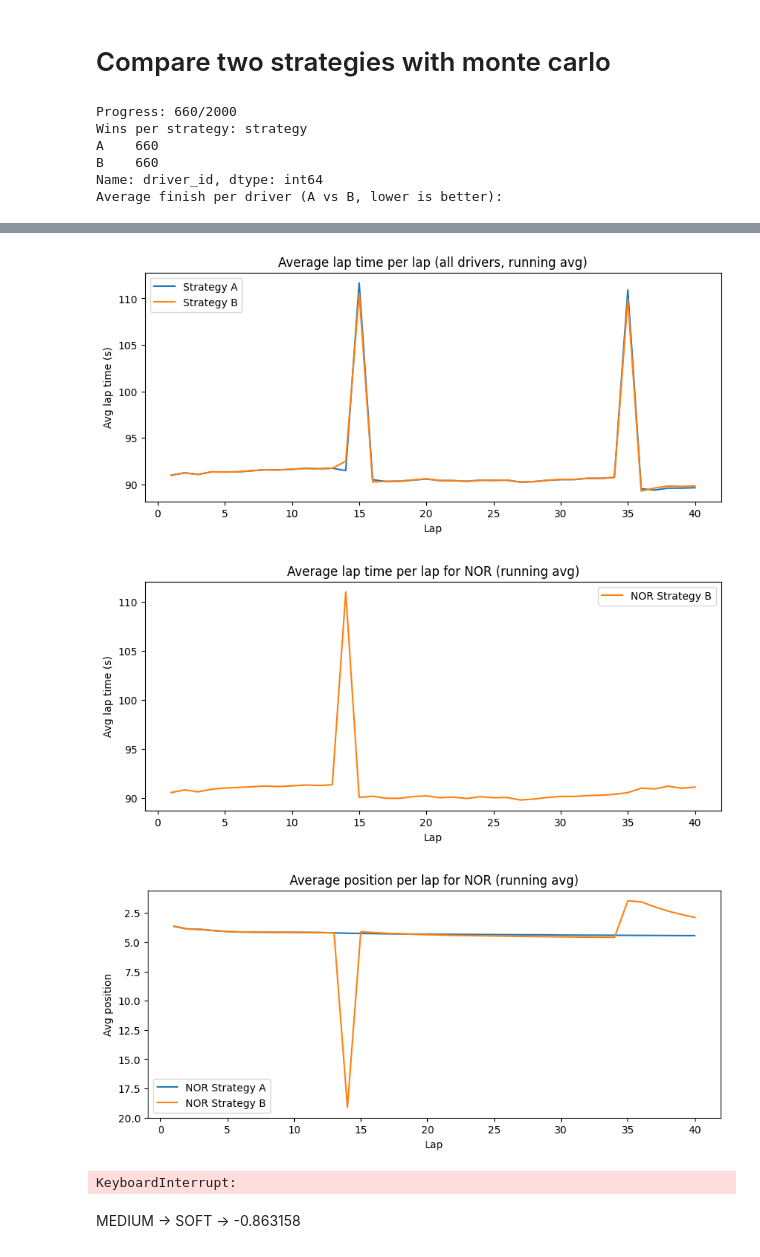
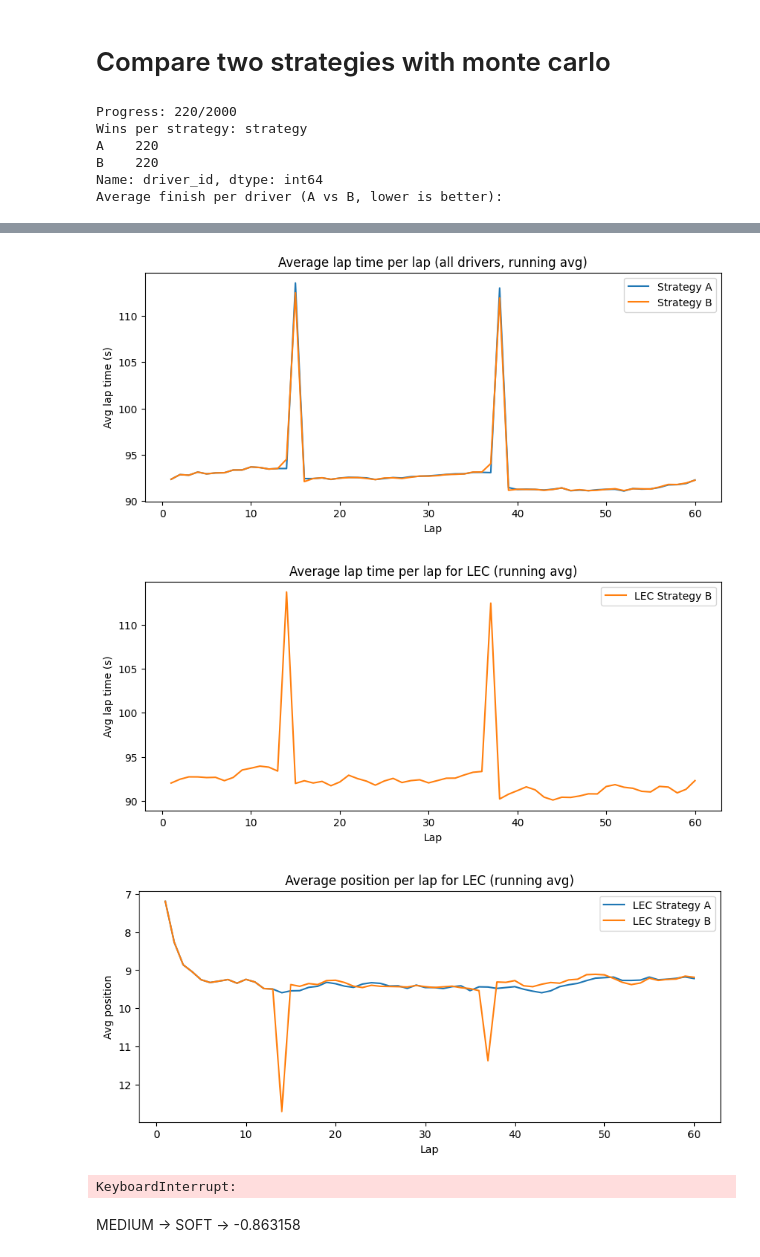
Before and after one commit to ekazukii/f1-simple-tel, a Jupyter notebook: models/montecarlo_laptime.ipynb, the cells around one changed output, grey strips where cells are left out. Saved outputs shown, nothing was run; the diff lists cells and outputs as text; code cells hidden in the pictures.

```diff
--- a/models/montecarlo_laptime.ipynb
+++ b/models/montecarlo_laptime.ipynb
@@ -44,6 +44,15 @@ track_cols = bundle.get("track_cols", [
 ])
 weather_cols = bundle.get("weather_cols", track_cols + ["wet"])
 clean_gap_threshold = float(bundle.get("clean_gap_threshold", 2.5))
+noise_sigma_form = float(bundle.get("noise_sigma_form", 0.0))
+noise_rho = float(bundle.get("noise_rho", 0.0))
+noise_sigma_eta = float(bundle.get("noise_sigma_eta", 0.0))
+
+print(f"Loaded laptime model bundle from {bundle_path}")
+# Print noises
+print(f"  noise_sigma_form: {noise_sigma_form}")
+print(f"  noise_rho: {noise_rho}")
+print(f"  noise_sigma_eta: {noise_sigma_eta}")
 
 spline_cols = [f"lap_spline_{i}" for i in range(spline.n_features_out_)]
 weather_scaled_cols = [c + "_scaled" for c in weather_cols]
@@ -687,6 +696,18 @@ def simulate_race(
     overtake_rng = np.random.default_rng(base_seed + 3)
     dnf_rng = np.random.default_rng(base_seed + 4)
 
+    noise_by_driver = {}
+    if noise_sigma_form > 0 or noise_sigma_eta > 0:
+        noise_rng = np.random.default_rng(base_seed + 5)
+        for drv in grid_drivers:
+            form = float(noise_rng.normal(0.0, noise_sigma_form))
+            eps = 0.0
+            lap_noise = []
+            for _ in range(total_laps):
+                eps = noise_rho * eps + noise_rng.normal(0.0, noise_sigma_eta)
+                lap_noise.append(form + eps)
+            noise_by_driver[drv] = lap_noise
+
     if global_strategy is None:
         raise ValueError("global_strategy must be provided, e.g. [(20, 'MEDIUM'), (40, 'SOFT')]")
     if driver_strategies is None:
@@ -822,6 +843,12 @@ def simulate_race(
             pred_deltas = lap_times - base_lap
             overtake_attempts = np.zeros(len(drivers_by_pos), dtype=bool)
         else:
+            if noise_by_driver:
+                lap_times = np.asarray(lap_times, dtype=float)
+                for idx, s in enumerate(drivers_by_pos):
+                    noise_seq = noise_by_driver.get(s["driver_id"])
+                    if noise_seq is not None and lap - 1 < len(noise_seq):
+                        lap_times[idx] += float(noise_seq[lap - 1])
             lap_times, pred_deltas, overtake_attempts = apply_overtakes_for_lap(
                 circuit_id=circuit_id,
                 drivers_by_pos=drivers_by_pos,
@@ -830,7 +857,7 @@ def simulate_race(
                 year=year,
                 close_gap_threshold=1.0,
                 fail_gap=0.3,
-                rng=overtake_rng,
+                rng=dnf_rng,
             )
 
         drivers_by_pos, dnfs_this_lap = apply_dnfs_for_lap(
@@ -839,7 +866,7 @@ def simulate_race(
             lap_number=lap,
             total_race_laps=total_laps,
             year=year,
-            rng=overtake_rng,
+            rng=dnf_rng,
         )
 
         attempts_this_lap = {
@@ -1016,18 +1043,20 @@ from IPython.display import display, clear_output
 from tqdm.auto import tqdm
 import matplotlib.pyplot as plt
 
-strategy_a_global = [(0, 'SOFT'), (15, 'MEDIUM'), (35, 'SOFT')]
-strategy_b_global = [(0, 'SOFT'), (15, 'MEDIUM'), (35, 'SOFT')]
+strategy_a_global = [(0, 'SOFT'), (15, 'MEDIUM'), (38, 'MEDIUM')]
+strategy_b_global = [(0, 'SOFT'), (15, 'MEDIUM'), (38, 'MEDIUM')]
 
 # Optional per-driver overrides; leave empty to fall back to global strategy
 
-strategy_a_driver = {}
+strategy_a_driver = {
+
+}
 strategy_b_driver = {
-    "NOR": [(0, 'SOFT'), (14, 'MEDIUM')],
+    "LEC": [(0, 'SOFT'), (14, 'MEDIUM'), (37, 'MEDIUM')],
 }
 
 num_runs_compare = 2000
-race_length = 40
+race_length = 60
 summary_comp = []
 update_every = 20
 
@@ -1251,10 +1280,10 @@ for label in ['A', 'B']:
         ax.legend()
         plt.show()
 # %% [output]
-Progress: 660/2000
+Progress: 220/2000
 Wins per strategy: strategy
-A    660
-B    660
+A    220
+B    220
 Name: driver_id, dtype: int64
 Average finish per driver (A vs B, lower is better):
 | strategy | A | B | delta_B_minus_A | avg_lap_time_A | avg_lap_time_B | dnf_A | dnf_B |
@@ -1278,6 +1307,6 @@ Average finish per driver (A vs B, lower is better):
-[figure, old version]
+[figure, new version]
-[figure, old version]
+[figure, new version]
-[figure, old version]
+[figure, new version]
 KeyboardInterrupt:
 # %% [markdown]
 MEDIUM -> SOFT -> -0.863158
```
Also changed, not shown: parts of 2 cells of this notebook, 2 other files.
